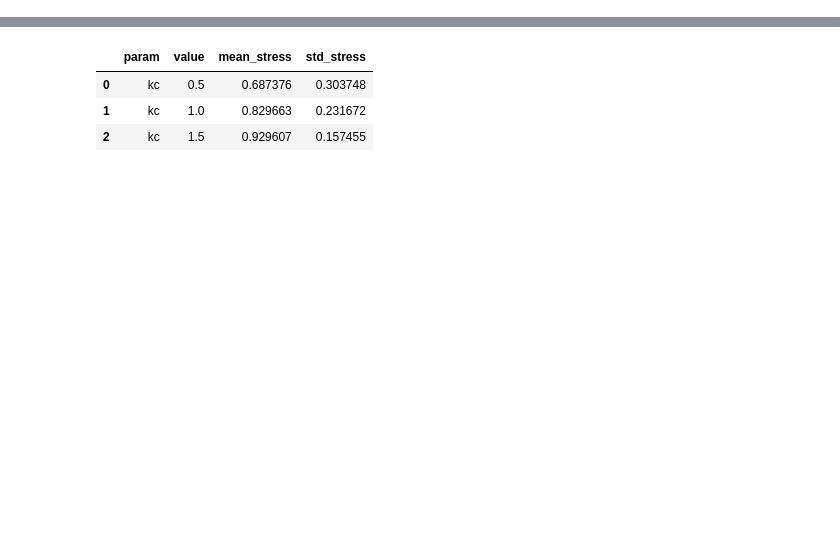
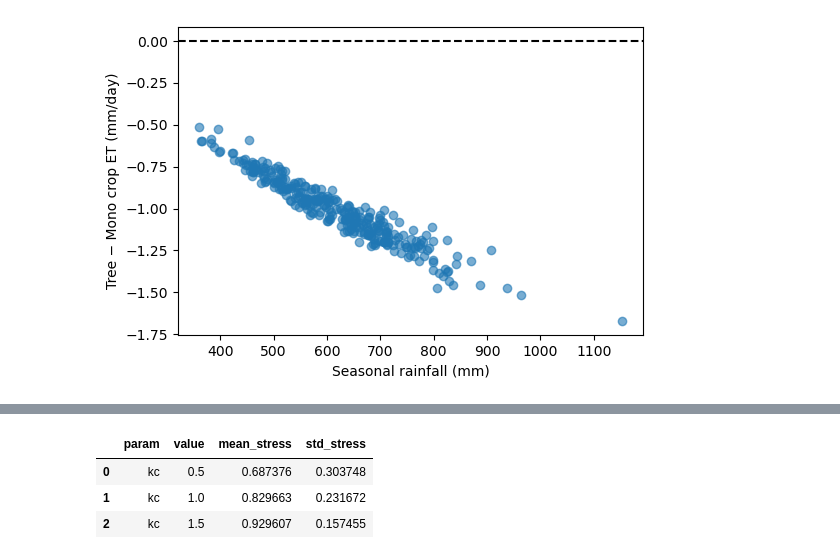
Before and after one commit to rms428/maize-Toff, a Jupyter notebook: tree.ipynb, the cells around one changed output, grey strips where cells are left out. Saved outputs shown, nothing was run; the diff lists cells and outputs as text; code cells hidden in the pictures; blank space fills up the shorter version.

```diff
--- a/tree.ipynb
+++ b/tree.ipynb
@@ -9,3 +10,13 @@ import pandas as pd
 from pandas import DataFrame
 from numpy import zeros
 import matplotlib.pyplot as plt
+# %%
+# Fit Y_MAX regression from Kenya Seed Co. data (yield in kg/acre vs. days-to-maturity).
+# Passing m and b explicitly avoids the internal /1000 unit issue in evolved_calc_yield.
+_yd = pd.read_csv('data/Yields/hybrid_yields_verified.csv')
+_, _m_yield, _b_yield = plot_lin_regression(
+    _yd.verified_days_to_maturity,
+    _yd.verified_yield_kg_acre,
+    'verified_days_to_maturity', 'verified_yield_kg_acre', _yd,
+    positive=False
+)
@@ -455,0 +583,13 @@ Name: s, Length: 247, dtype: float64
+# %%
+mean_ET_crop_tree = np.array([out["ET_crop"].mean() for out in outs_t])
+mean_ET_crop_mono = np.array([out["ET"].mean() for out in outs_m])
+
+delta_ET_crop = mean_ET_crop_tree - mean_ET_crop_mono
+plt.figure(figsize=(6,4))
+plt.scatter(RF, delta_ET_crop, alpha=0.6)
+plt.axhline(0, linestyle="--", color="k")
+plt.xlabel("Seasonal rainfall (mm)")
+plt.ylabel("Tree − Mono crop ET (mm/day)")
+plt.show()
+# %% [output]
+[figure, added]
```
Also changed, not shown: parts of 47 cells of this notebook, 1 other file.
